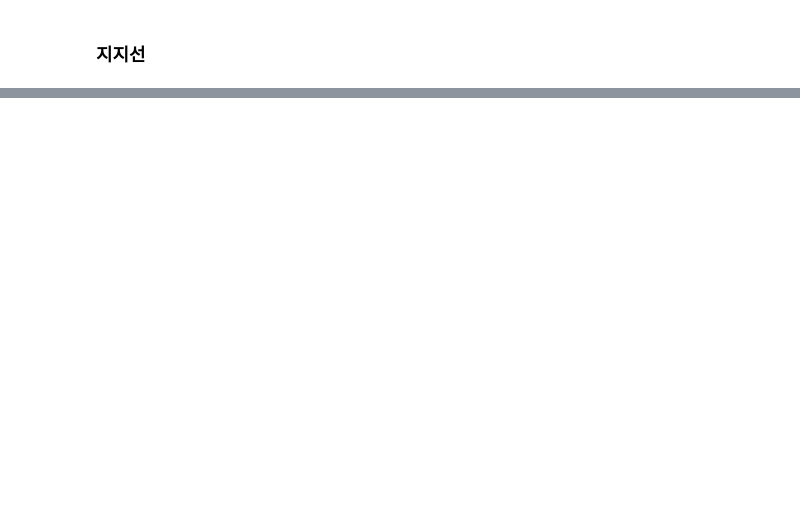
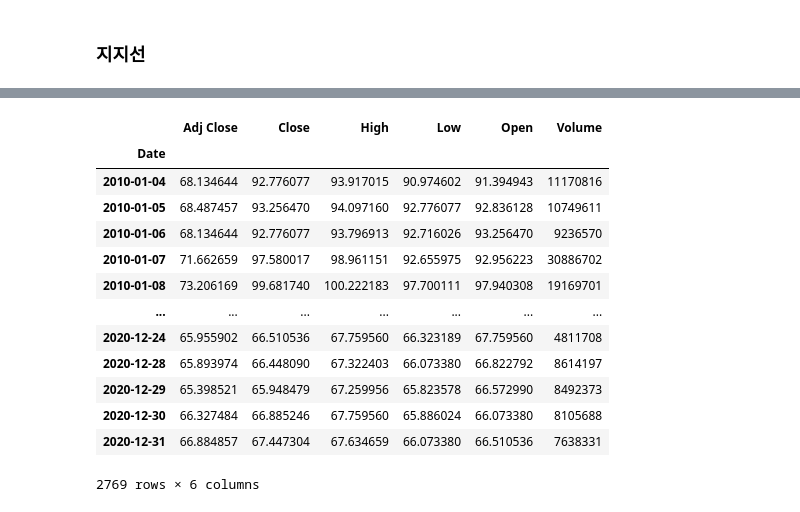
Before and after one commit to illinia/python-trading-study, a Jupyter notebook: technical-analysis/part3/TA_with_python.ipynb, the cells around one changed output, grey strips where cells are left out. Drawn from its saved outputs; the diff is of its cells as text; code cells hidden in the pictures; blank space fills up the shorter version.

```diff
--- a/technical-analysis/part3/TA_with_python.ipynb
+++ b/technical-analysis/part3/TA_with_python.ipynb
@@ -146,0 +173,17 @@ qf.add_support(date="2013-06-24")
+# %%
+ge
+# %% [output]
+|  | Adj Close | Close | High | Low | Open | Volume |
+| Date |  |  |  |  |  |  |
+| 2010-01-04 | 68.134644 | 92.776077 | 93.917015 | 90.974602 | 91.394943 | 11170816 |
+| 2010-01-05 | 68.487457 | 93.256470 | 94.097160 | 92.776077 | 92.836128 | 10749611 |
+| 2010-01-06 | 68.134644 | 92.776077 | 93.796913 | 92.716026 | 93.256470 | 9236570 |
+| 2010-01-07 | 71.662659 | 97.580017 | 98.961151 | 92.655975 | 92.956223 | 30886702 |
+| 2010-01-08 | 73.206169 | 99.681740 | 100.222183 | 97.700111 | 97.940308 | 19169701 |
+| ... | ... | ... | ... | ... | ... | ... |
+| 2020-12-24 | 65.955902 | 66.510536 | 67.759560 | 66.323189 | 67.759560 | 4811708 |
+| 2020-12-28 | 65.893974 | 66.448090 | 67.322403 | 66.073380 | 66.822792 | 8614197 |
+| 2020-12-29 | 65.398521 | 65.948479 | 67.259956 | 65.823578 | 66.572990 | 8492373 |
+| 2020-12-30 | 66.327484 | 66.885246 | 67.759560 | 65.886024 | 66.073380 | 8105688 |
+| 2020-12-31 | 66.884857 | 67.447304 | 67.634659 | 66.073380 | 66.510536 | 7638331 |
+2769 rows × 6 columns
```
Also changed, not shown: parts of 4 cells of this notebook, 5 other files.
